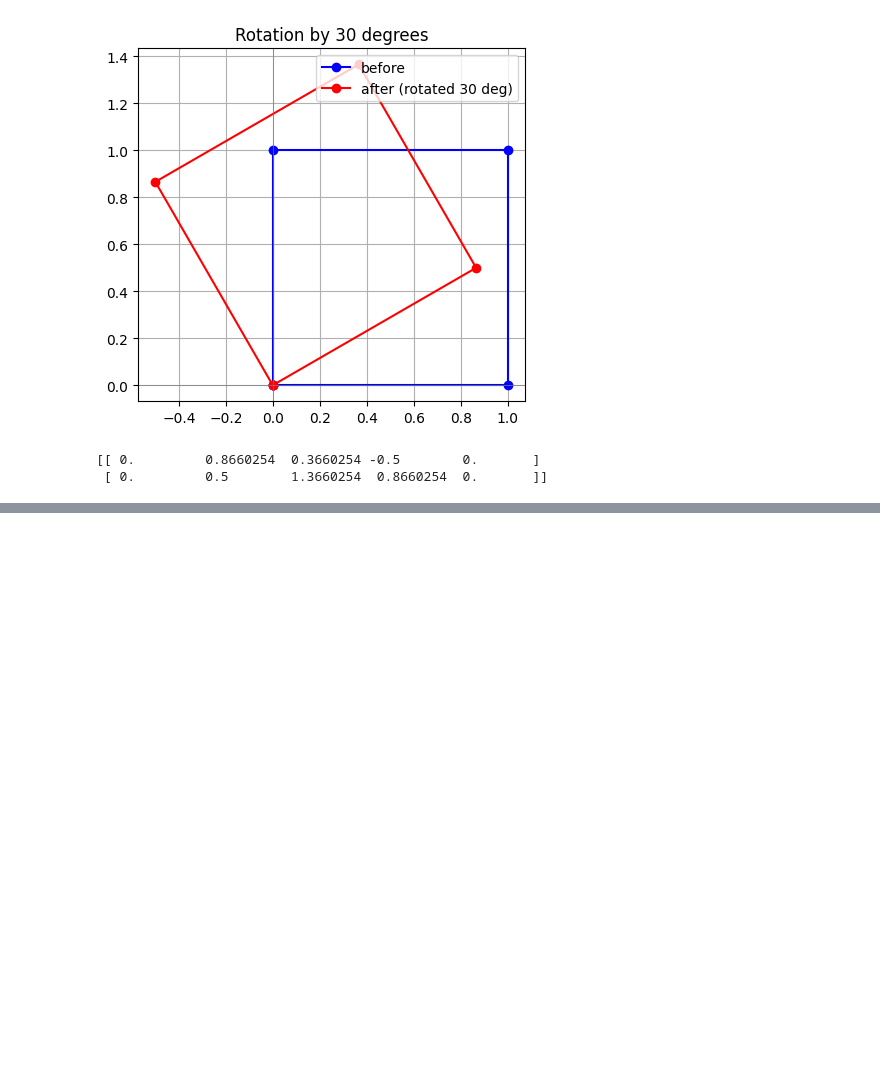
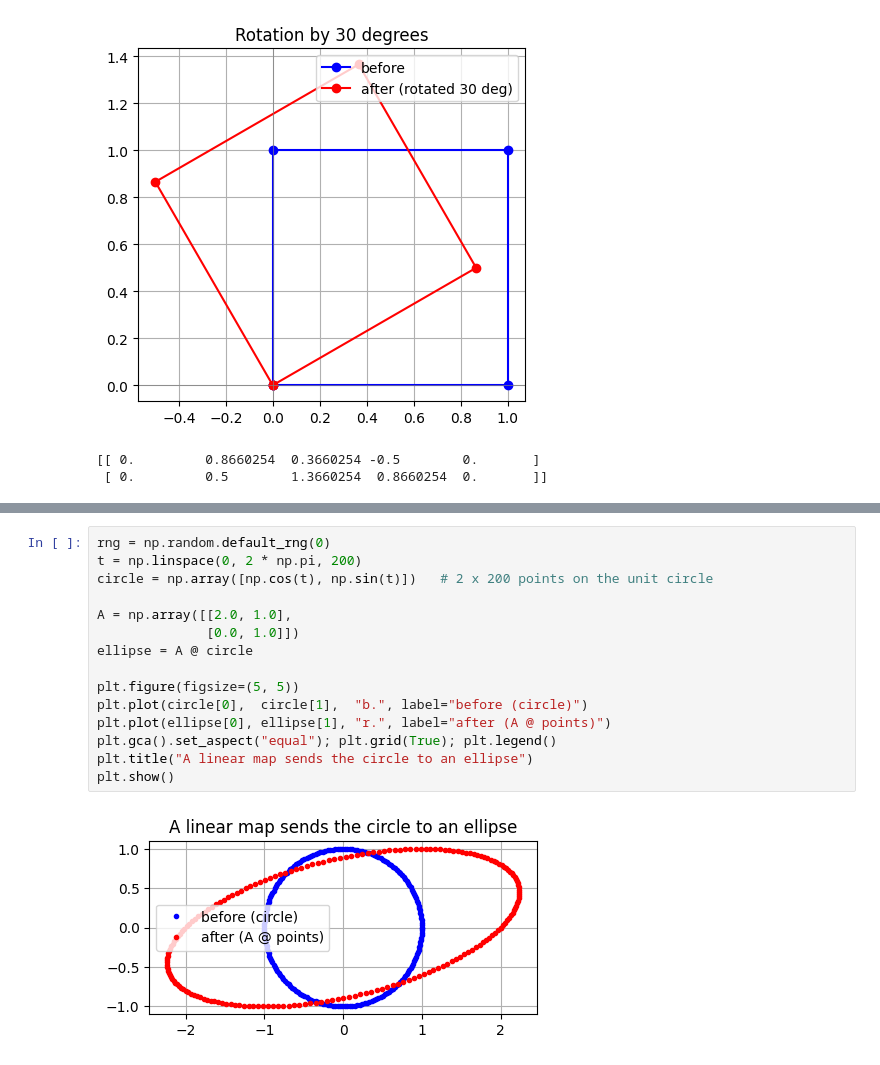
Before and after one commit to JayZeus999/Math-For-ML, a Jupyter notebook: cto-school/04a_matrices.ipynb, the cells around one changed output, grey strips where cells are left out. Saved outputs shown, nothing was run; the diff lists cells and outputs as text; blank space fills up the shorter version.

Commit message:
Explore shear & tfm a circle to an ellipse

```diff
--- a/cto-school/04a_matrices.ipynb
+++ b/cto-school/04a_matrices.ipynb
@@ -287,0 +295,17 @@ print(out)
+# %%
+rng = np.random.default_rng(0)
+t = np.linspace(0, 2 * np.pi, 200)
+circle = np.array([np.cos(t), np.sin(t)])   # 2 x 200 points on the unit circle
+
+A = np.array([[2.0, 1.0],
+              [0.0, 1.0]])
+ellipse = A @ circle
+
+plt.figure(figsize=(5, 5))
+plt.plot(circle[0],  circle[1],  "b.", label="before (circle)")
+plt.plot(ellipse[0], ellipse[1], "r.", label="after (A @ points)")
+plt.gca().set_aspect("equal"); plt.grid(True); plt.legend()
+plt.title("A linear map sends the circle to an ellipse")
+plt.show()
+# %% [output]
+[figure, added]
```
Also changed, not shown: parts of 1 cell of this notebook.
